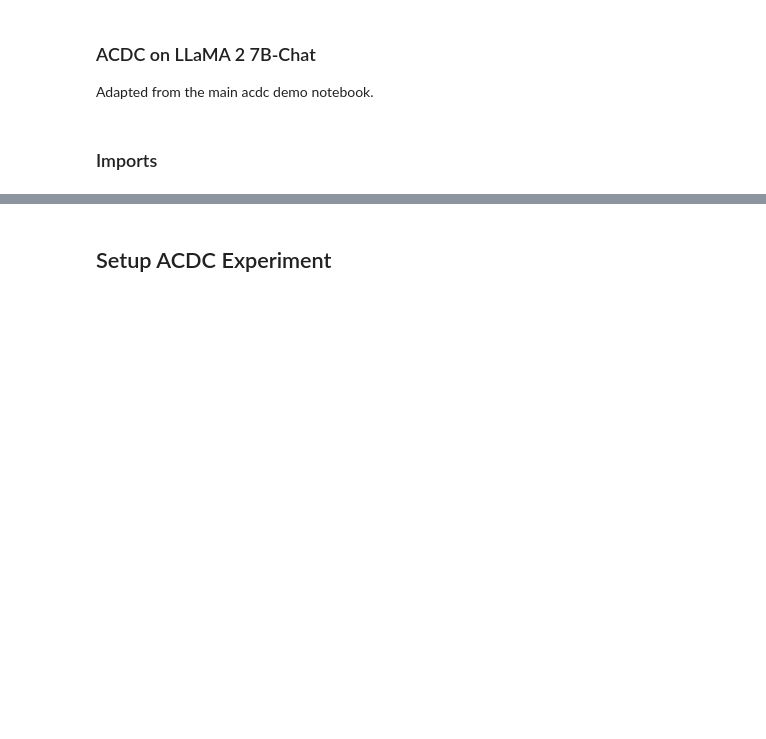
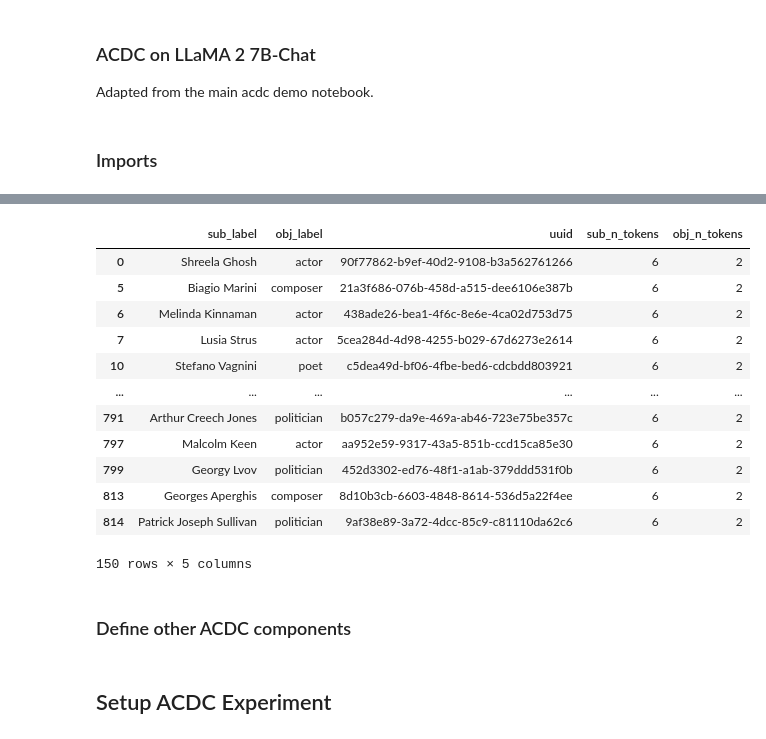
Before and after one commit to ed1d1a8d/pii-acdc, a Jupyter notebook: notebooks/colabs/acdc-llama2.ipynb, the cells around one changed output, grey strips where cells are left out. Drawn from its saved outputs; the diff is of its cells as text; code cells hidden in the pictures; blank space fills up the shorter version.

```diff
--- a/notebooks/colabs/acdc-llama2.ipynb
+++ b/notebooks/colabs/acdc-llama2.ipynb
@@ -106,0 +203,16 @@ Loaded pretrained model meta-llama/Llama-2-7b-chat-hf into HookedTransformer
+# %%
+df.query("obj_n_tokens == 2 & sub_n_tokens == 6")
+# %% [output]
+|  | sub_label | obj_label | uuid | sub_n_tokens | obj_n_tokens |
+| 0 | Shreela Ghosh | actor | 90f77862-b9ef-40d2-9108-b3a562761266 | 6 | 2 |
+| 5 | Biagio Marini | composer | 21a3f686-076b-458d-a515-dee6106e387b | 6 | 2 |
+| 6 | Melinda Kinnaman | actor | 438ade26-bea1-4f6c-8e6e-4ca02d753d75 | 6 | 2 |
+| 7 | Lusia Strus | actor | 5cea284d-4d98-4255-b029-67d6273e2614 | 6 | 2 |
+| 10 | Stefano Vagnini | poet | c5dea49d-bf06-4fbe-bed6-cdcbdd803921 | 6 | 2 |
+| ... | ... | ... | ... | ... | ... |
+| 791 | Arthur Creech Jones | politician | b057c279-da9e-469a-ab46-723e75be357c | 6 | 2 |
+| 797 | Malcolm Keen | actor | aa952e59-9317-43a5-851b-ccd15ca85e30 | 6 | 2 |
+| 799 | Georgy Lvov | politician | 452d3302-ed76-48f1-a1ab-379ddd531f0b | 6 | 2 |
+| 813 | Georges Aperghis | composer | 8d10b3cb-6603-4848-8614-536d5a22f4ee | 6 | 2 |
+| 814 | Patrick Joseph Sullivan | politician | 9af38e89-3a72-4dcc-85c9-c81110da62c6 | 6 | 2 |
+150 rows × 5 columns
@@ -107,3 +235,5 @@ Loaded pretrained model meta-llama/Llama-2-7b-chat-hf into HookedTransformer
+# %% [markdown]
+### Define other ACDC components
 # %%
 # metric we use (e.g KL divergence)
 validation_metric = None
```
Also changed, not shown: parts of 18 cells of this notebook, 2 other files.
